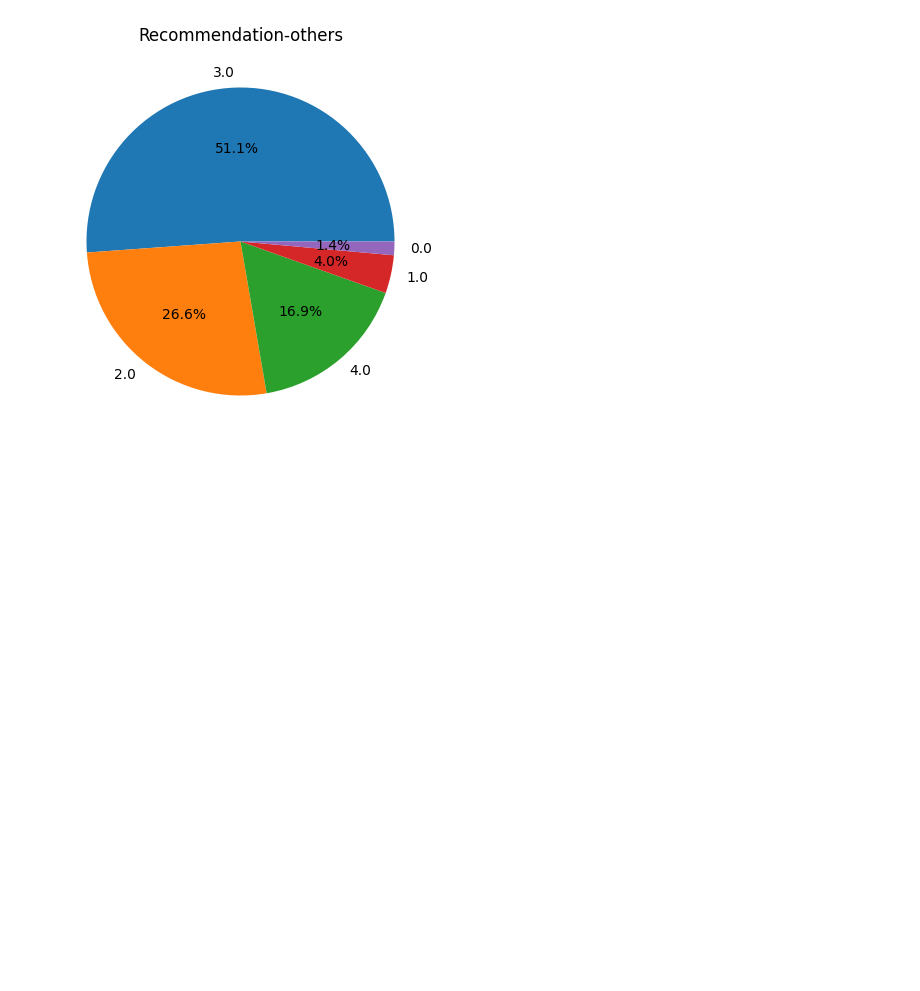
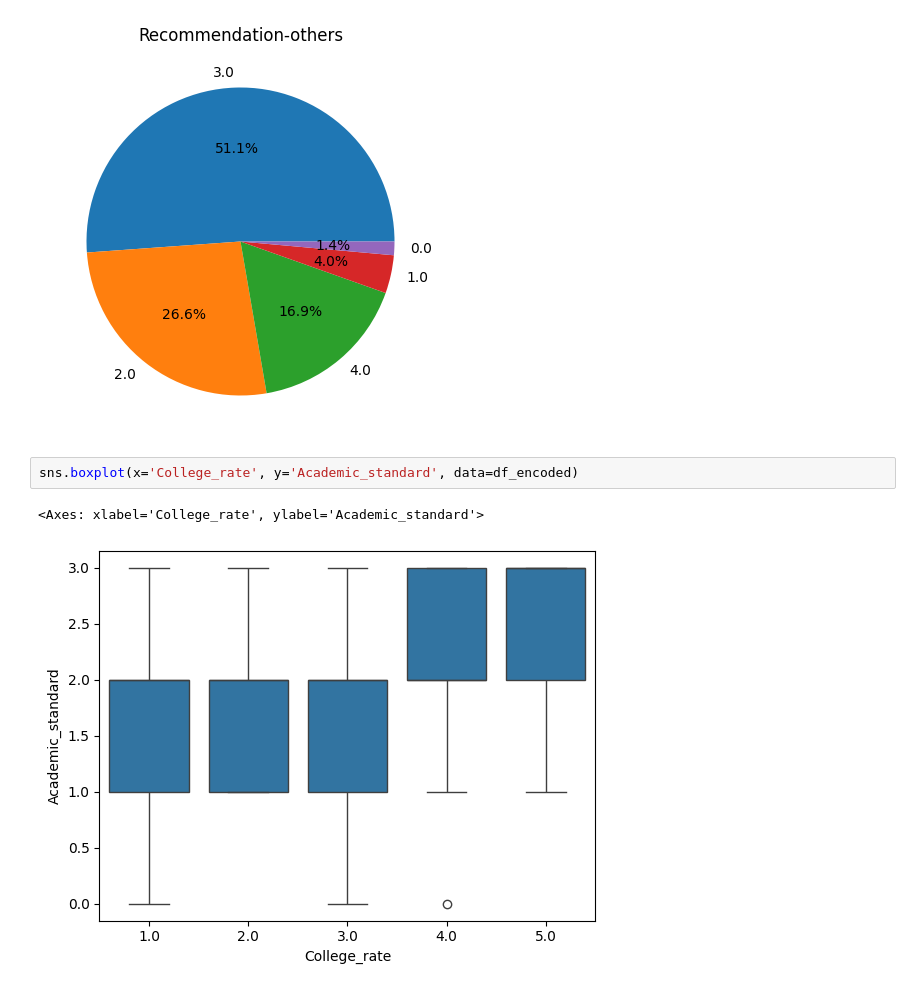
Before and after one commit to NeonLabs146/General_stuffs, a Jupyter notebook: Excellence_survey_MBM.ipynb, the cells around one changed output. Drawn from its saved outputs; the diff is of its cells as text; blank space fills up the shorter version.

```diff
--- a/Excellence_survey_MBM.ipynb
+++ b/Excellence_survey_MBM.ipynb
@@ -355,3 +350,8 @@ for column in df_encoded.columns[:8]:
 [figure]
 [figure]
 [figure]
+# %%
+sns.boxplot(x='College_rate', y='Academic_standard', data=df_encoded)
+# %% [output]
+<Axes: xlabel='College_rate', ylabel='Academic_standard'>
+[figure, added]
```
Also changed, not shown: parts of 26 cells of this notebook.
